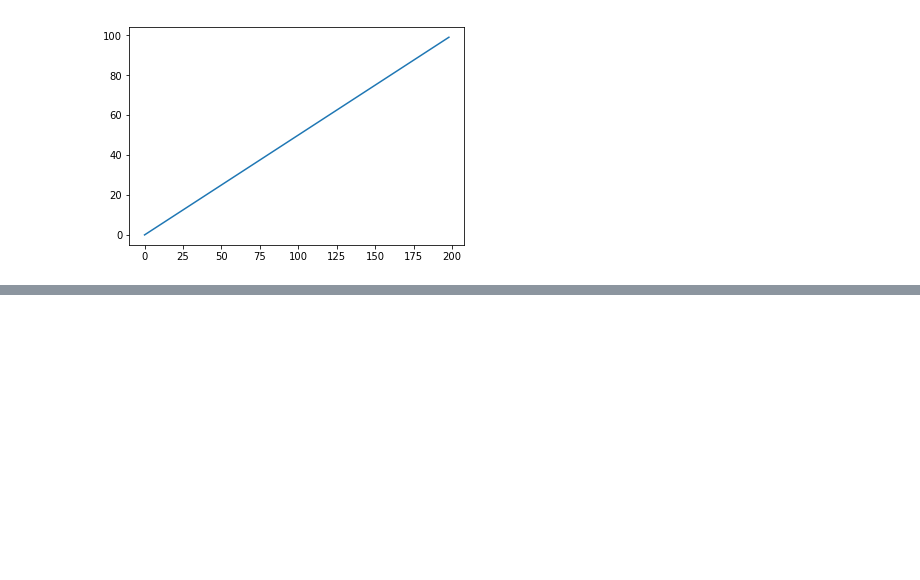
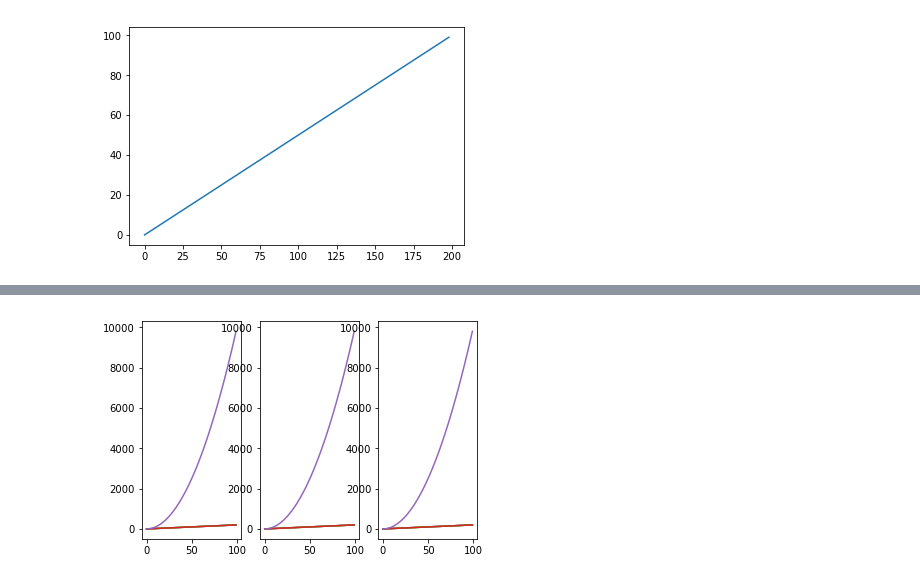
Before and after one commit to rakshithvasudev/Datascience-Prereqs, a Jupyter notebook: Matplotlib/matplotlib plots.ipynb, the cells around one changed output, grey strips where cells are left out. Cells and saved outputs as stored; diff of their text form; code cells hidden in the pictures; blank space fills up the shorter version.

```diff
--- a/Matplotlib/matplotlib plots.ipynb
+++ b/Matplotlib/matplotlib plots.ipynb
@@ -65,0 +77,10 @@ axes.plot(y,x)
+# %%
+for axis in axes:
+    axis.plot(x,z)
+    axis.set_xlabel('X label')
+    axis.set_xlabel('Y label')
+    axis.set_title('Subplot')
+
+fig
+# %% [output]
+[figure, added]
```
Also changed, not shown: parts of 3 cells of this notebook.
